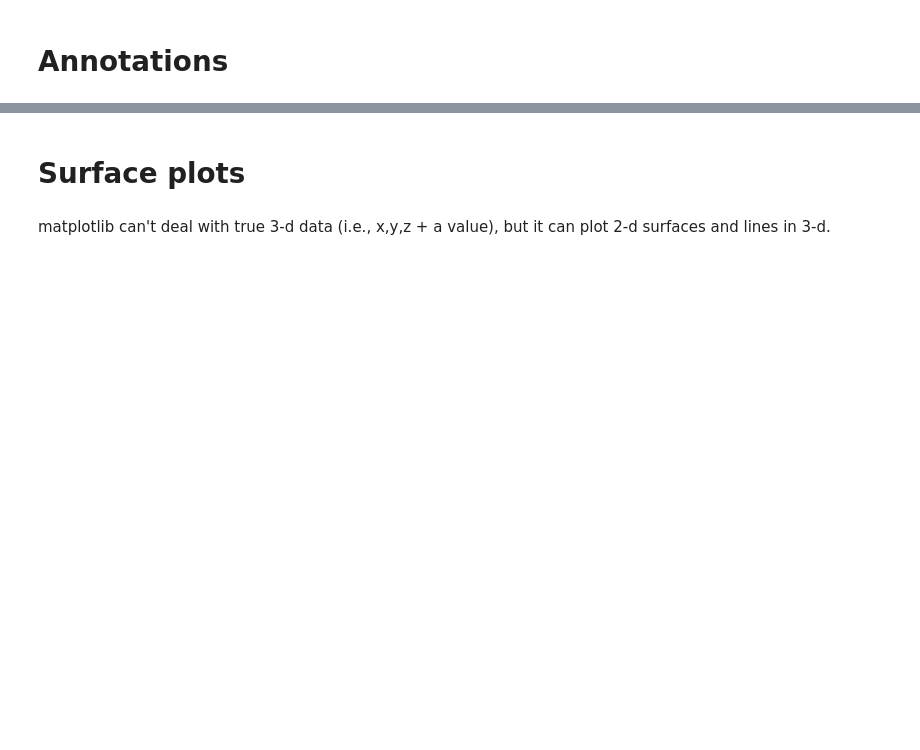
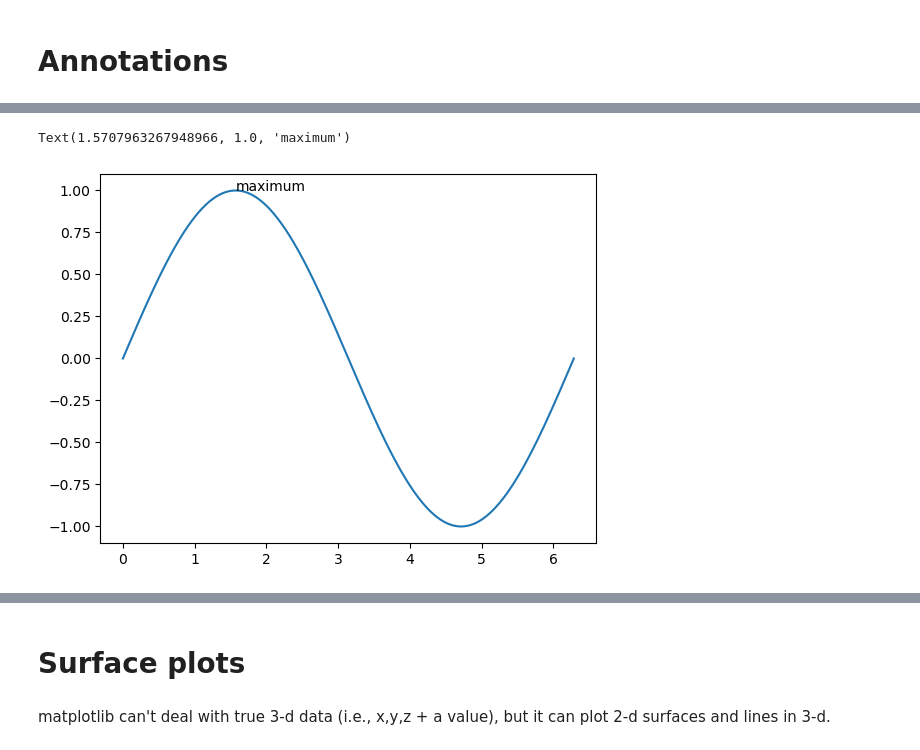
Before and after one commit to sbu-phy-ast-reu/reu-python-tutorial, a Jupyter notebook: 04-python-matplotlib/matplotlib-basics.ipynb, the cells around one changed output, grey strips where cells are left out. Cells and saved outputs as stored; diff of their text form; code cells hidden in the pictures; blank space fills up the shorter version.

```diff
--- a/04-python-matplotlib/matplotlib-basics.ipynb
+++ b/04-python-matplotlib/matplotlib-basics.ipynb
@@ -248,0 +257,8 @@ adding text and annotations is easy
+# %%
+fig = plt.figure()
+ax = fig.add_subplot(111)
+ax.plot(xx, np.sin(xx))
+ax.text(np.pi/2, np.sin(np.pi/2), r"maximum")
+# %% [output]
+Text(1.5707963267948966, 1.0, 'maximum')
+[figure, added]
```
Also changed, not shown: parts of 18 cells of this notebook.
